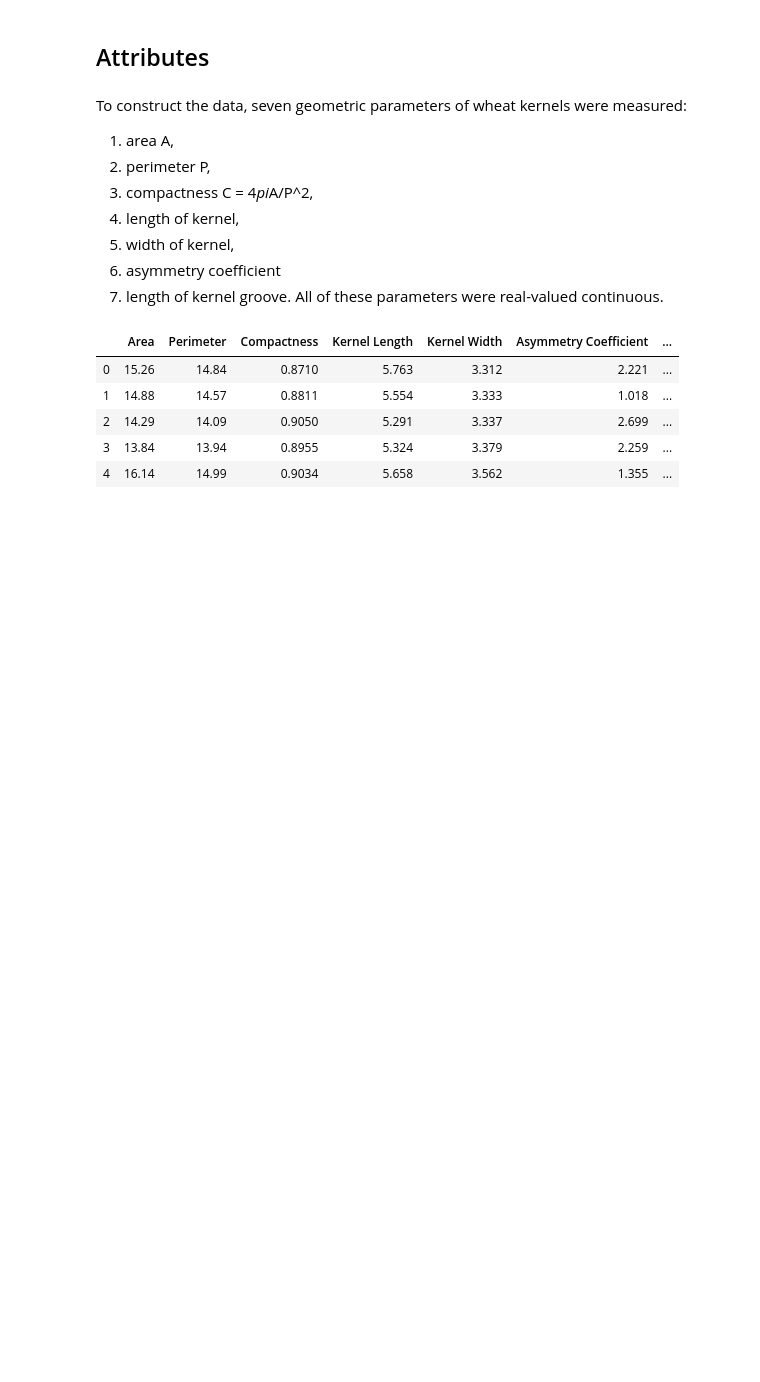
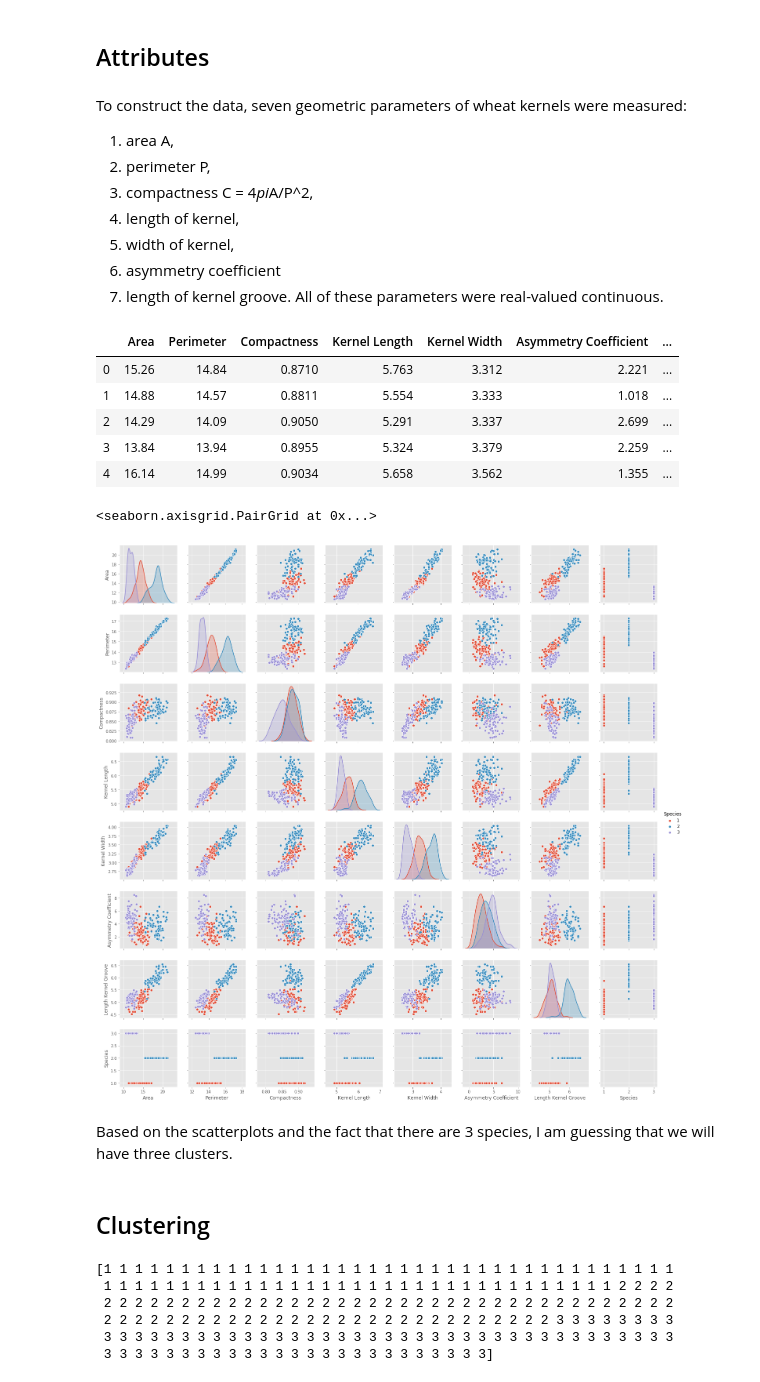
Before and after one commit to cailyn-craven/Unsupervised_learning_sklearn, a Jupyter notebook: Clustering/Grain.ipynb, the cells around one changed output. Cells and saved outputs as stored; diff of their text form; code cells hidden in the pictures; blank space fills up the shorter version.

```diff
--- a/Clustering/Grain.ipynb
+++ b/Clustering/Grain.ipynb
@@ -68,3 +69,14 @@ df.head()
 | 2 | 14.29 | 14.09 | 0.9050 | 5.291 | 3.337 | 2.699 | ... |
 | 3 | 13.84 | 13.94 | 0.8955 | 5.324 | 3.379 | 2.259 | ... |
 | 4 | 16.14 | 14.99 | 0.9034 | 5.658 | 3.562 | 1.355 | ... |
+# %%
+# create pairplots of all numeric factors in the dataset
+# hue is based on approval status
+sns.pairplot(df, hue="Species")
+# %% [output]
+<seaborn.axisgrid.PairGrid at 0x...>
+[figure, added]
+# %% [markdown]
+Based on the scatterplots and the fact that there are 3 species, I am guessing that we will have three clusters.
+# %% [markdown]
+## Clustering
@@ -70,0 +94,9 @@ df.head()
+# %%
+print(y)
+# %% [output]
+[1 1 1 1 1 1 1 1 1 1 1 1 1 1 1 1 1 1 1 1 1 1 1 1 1 1 1 1 1 1 1 1 1 1 1 1 1
+ 1 1 1 1 1 1 1 1 1 1 1 1 1 1 1 1 1 1 1 1 1 1 1 1 1 1 1 1 1 1 1 1 1 2 2 2 2
+ 2 2 2 2 2 2 2 2 2 2 2 2 2 2 2 2 2 2 2 2 2 2 2 2 2 2 2 2 2 2 2 2 2 2 2 2 2
+ 2 2 2 2 2 2 2 2 2 2 2 2 2 2 2 2 2 2 2 2 2 2 2 2 2 2 2 2 2 3 3 3 3 3 3 3 3
+ 3 3 3 3 3 3 3 3 3 3 3 3 3 3 3 3 3 3 3 3 3 3 3 3 3 3 3 3 3 3 3 3 3 3 3 3 3
+ 3 3 3 3 3 3 3 3 3 3 3 3 3 3 3 3 3 3 3 3 3 3 3 3 3]
```
Also changed, not shown: parts of 23 cells of this notebook.
